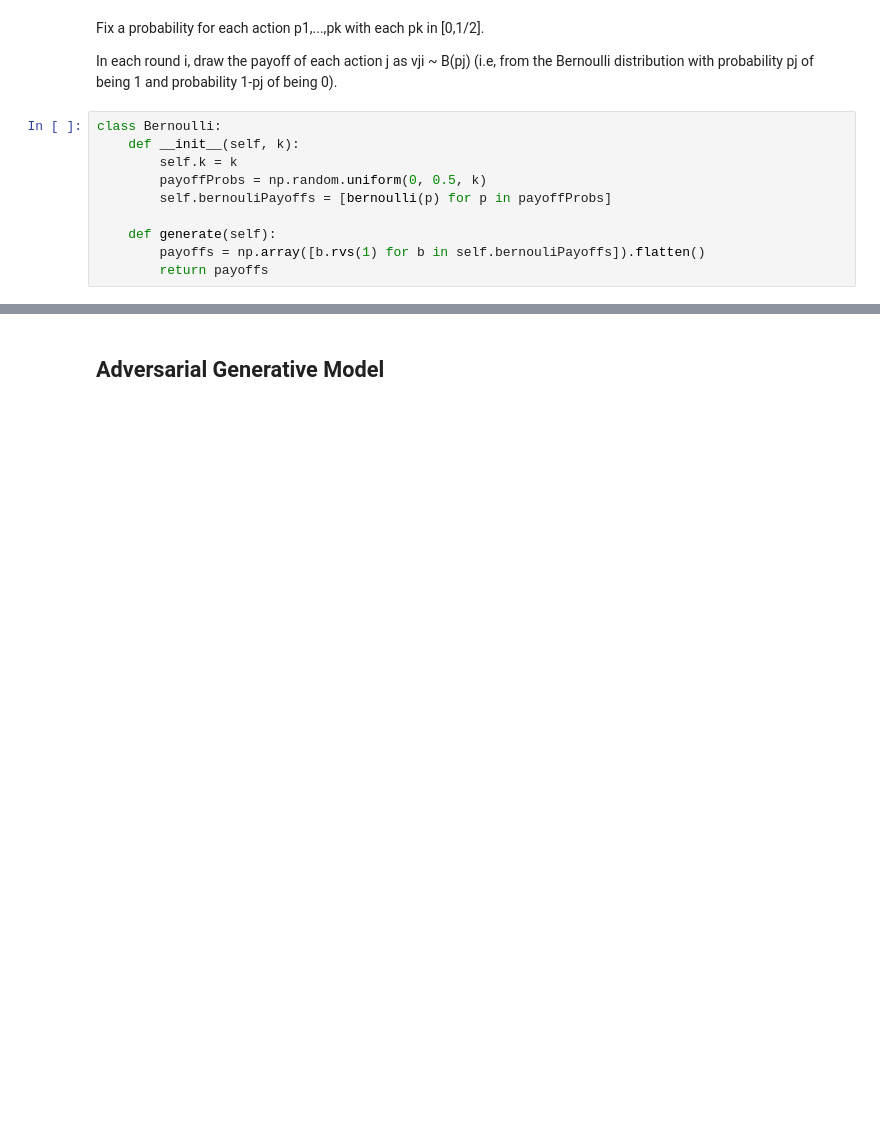
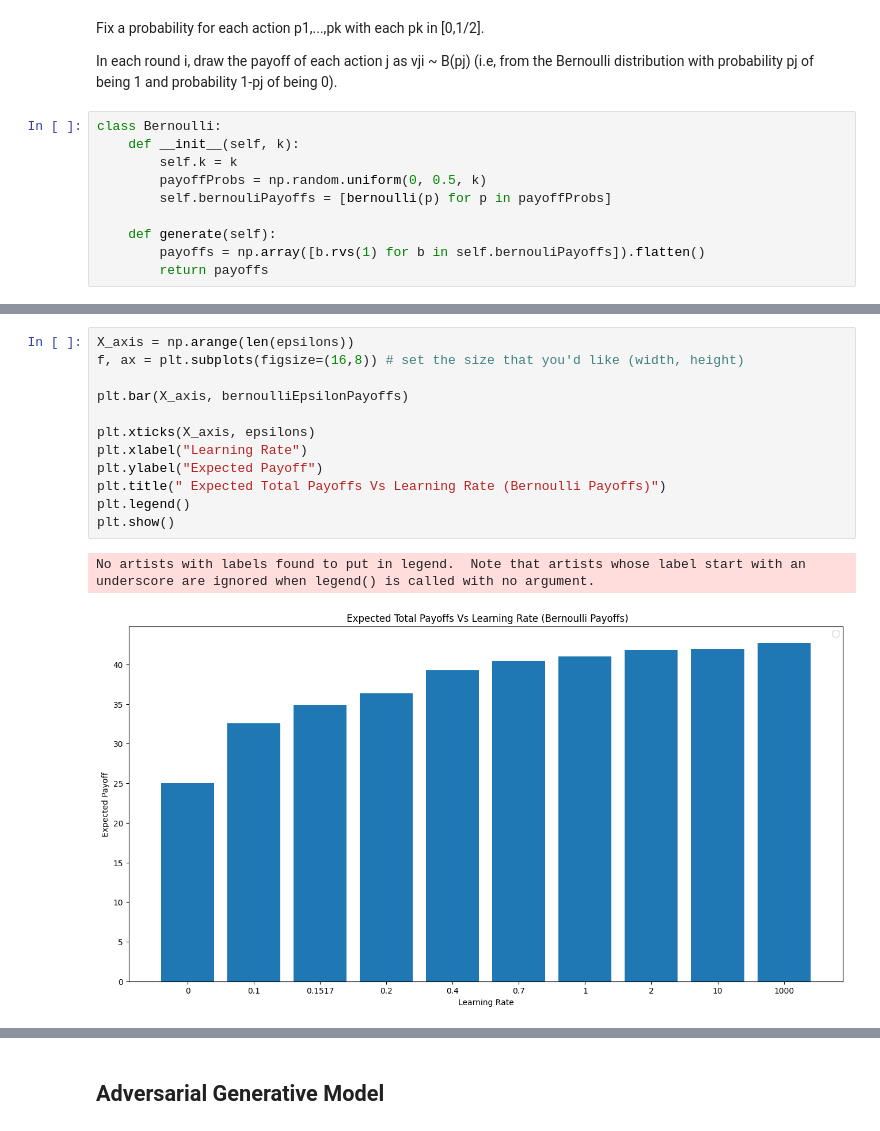
Before and after one commit to PrabhavJain10/Online-Markets, a Jupyter notebook: proj2.ipynb, the cells around one changed output, grey strips where cells are left out. Cells and saved outputs as stored; diff of their text form; blank space fills up the shorter version.

```diff
--- a/proj2.ipynb
+++ b/proj2.ipynb
@@ -222,0 +205,15 @@ plt.show()
+# %%
+X_axis = np.arange(len(epsilons))
+f, ax = plt.subplots(figsize=(16,8)) # set the size that you'd like (width, height)
+
+plt.bar(X_axis, bernoulliEpsilonPayoffs)
+
+plt.xticks(X_axis, epsilons)
+plt.xlabel("Learning Rate")
+plt.ylabel("Expected Payoff")
+plt.title(" Expected Total Payoffs Vs Learning Rate (Bernoulli Payoffs)")
+plt.legend()
+plt.show()
+# %% [output]
+No artists with labels found to put in legend.  Note that artists whose label start with an underscore are ignored when legend() is called with no argument.
+[figure, added]
```
Also changed, not shown: parts of 29 cells of this notebook.
